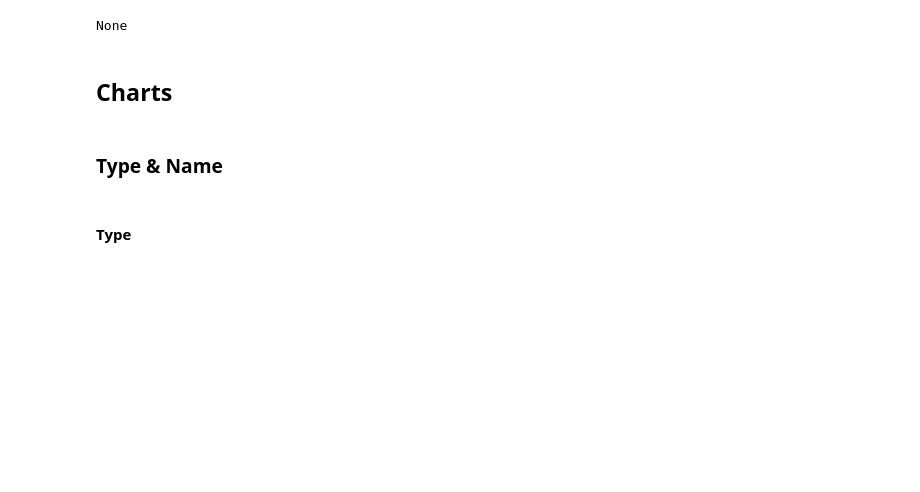
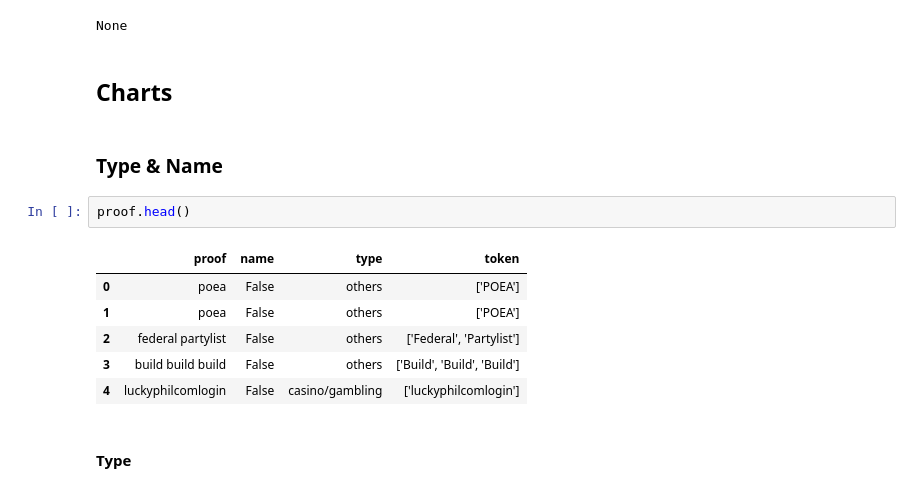
Before and after one commit to AGR-Yes/ScamMessagesPhilippines, a Jupyter notebook: Phase_3.ipynb, the cells around one changed output. Drawn from its saved outputs; the diff is of its cells as text; blank space fills up the shorter version.

Commit message:
Type and Name

```diff
--- a/Phase_3.ipynb
+++ b/Phase_3.ipynb
@@ -171,5 +172,14 @@ None
 ## **Charts**
 # %% [markdown]
 ### **Type & Name**
+# %%
+proof.head()
+# %% [output]
+|  | proof | name | type | token |
+| 0 | poea | False | others | ['POEA'] |
+| 1 | poea | False | others | ['POEA'] |
+| 2 | federal partylist | False | others | ['Federal', 'Partylist'] |
+| 3 | build build build | False | others | ['Build', 'Build', 'Build'] |
+| 4 | luckyphilcomlogin | False | casino/gambling | ['luckyphilcomlogin'] |
 # %% [markdown]
 #### **Type**
```
Also changed, not shown: parts of 11 cells of this notebook, 1 other file.
